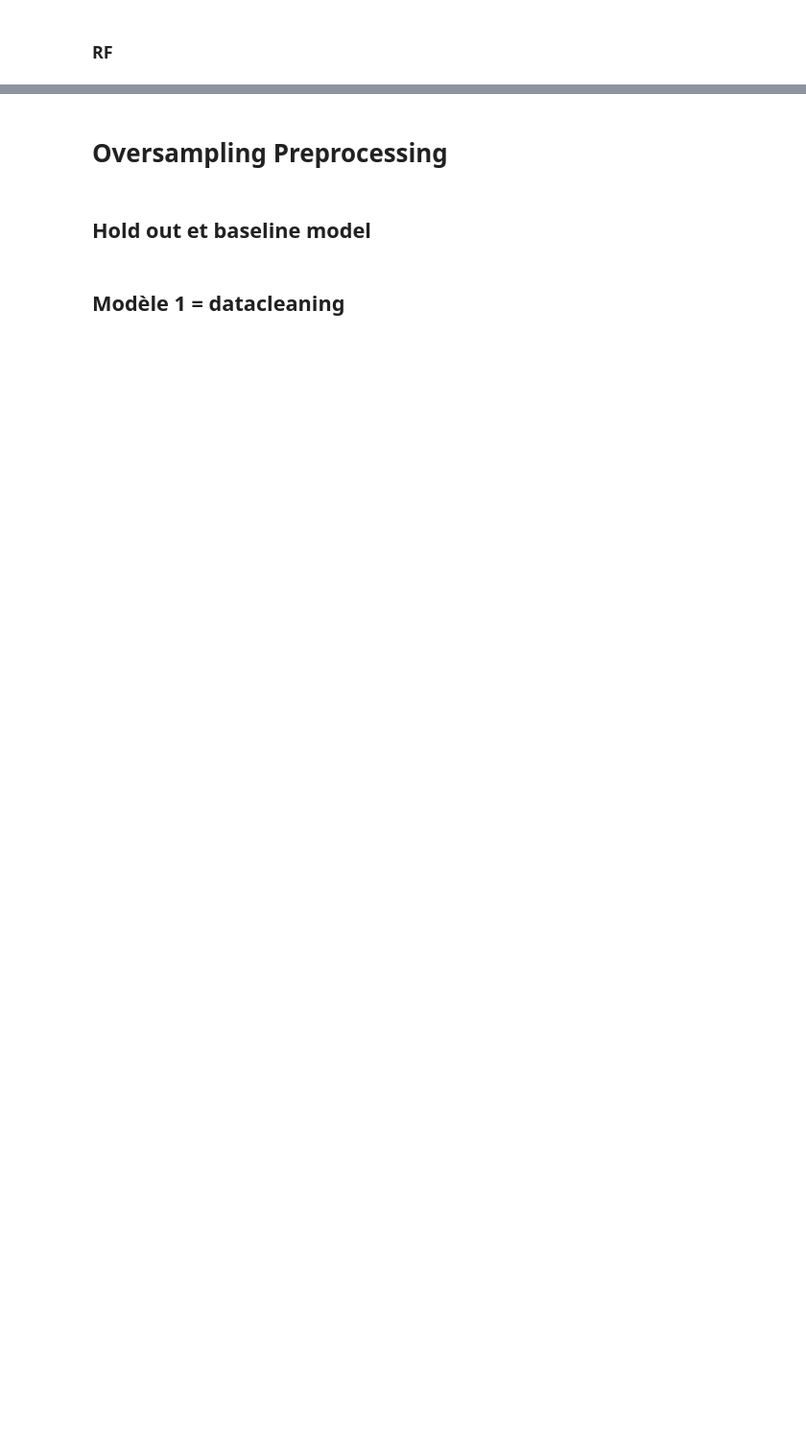
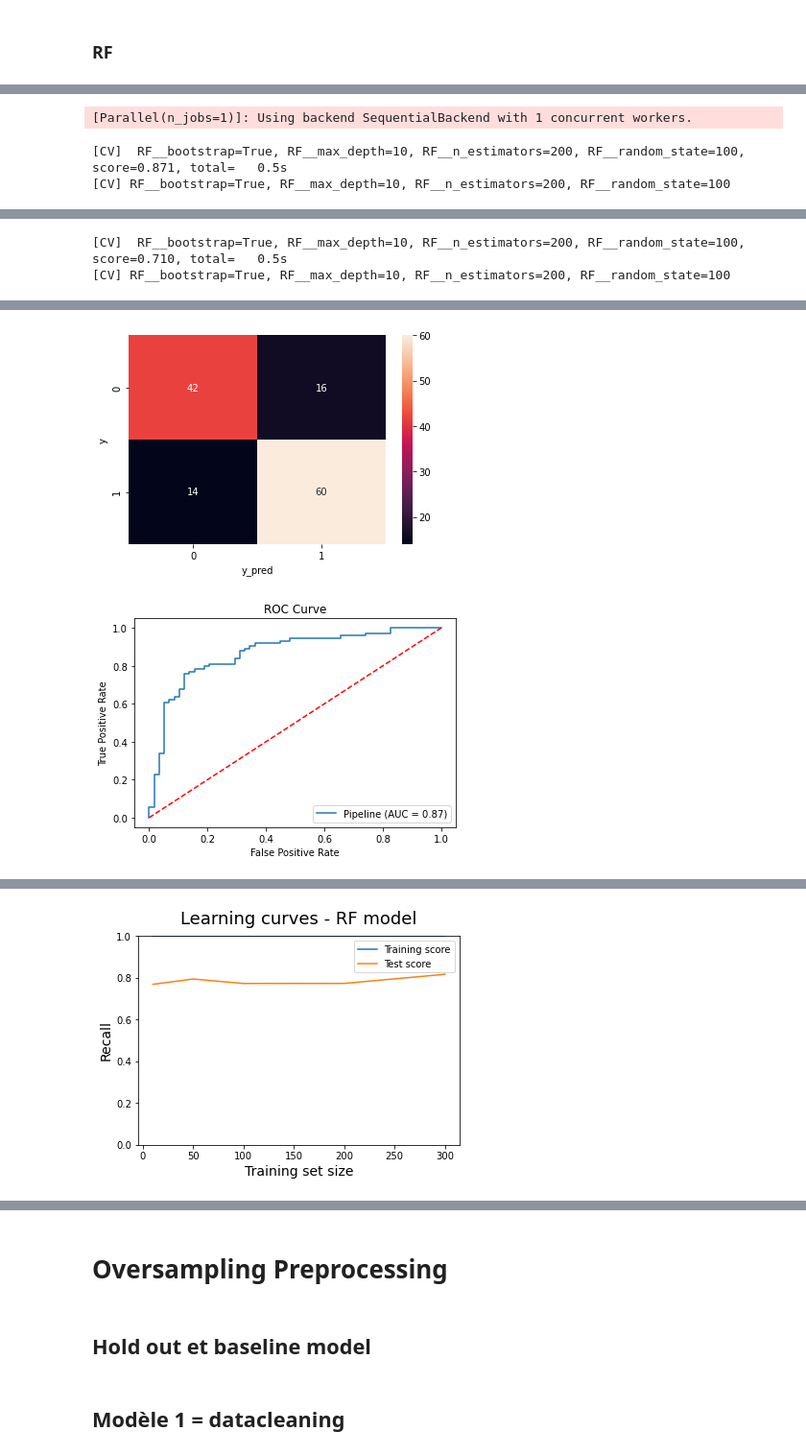
Before and after one commit to Clmntc/faillites_entreprises, a Jupyter notebook: Notebook_EDA.ipynb, the cells around one changed output, grey strips where cells are left out. Shown at 96% size. Drawn from its saved outputs; the diff is of its cells as text; code cells hidden in the pictures; blank space fills up the shorter version.

```diff
--- a/Notebook_EDA.ipynb
+++ b/Notebook_EDA.ipynb
@@ -987,7 +1391,7 @@ df = df.drop(['Current Liability to Liability', 'Liability to Equity', 'Current
              'ROA(C) before interest and depreciation before interest', 'ROA(A) before interest and % after tax',
              'ROA(B) before interest and depreciation after tax', 'Operating Gross Margin', 'Realized Sales Gross Margin',
              'Gross Profit to Sales', 'Net Value Per Share (B)' , 'Net Value Per Share (A)',
-             'Net Value Per Share (C)','Net Income Flag'], axis=1)
+             'Net Value Per Share (C)','Net Income Flag','Long-term Liability to Current Assets', 'Quick Asset Turnover Rate'], axis=1)
 
 
 df5 = df[(df['Bankrupt?'] == 0)]
@@ -1005,33 +1409,34 @@ RF_pipe = Pipeline([
     ('RF', RF_model),
     ])
 
-# Instanciate grid search
-grid_search = GridSearchCV(
-    RF_pipe,
-    param_grid={
-        # Access any component of the pipeline, as far back as you want
-        'SVC__C': [0.1, 1, 10, 100],
-        'SVC__gamma': [0.1, 1, 10, 100],
-        'SVC__kernel': ['linear', 'poly']}, cv=5, verbose=3, scoring="accuracy")
-
-grid_search.fit(X_train, y_train)
-grid_search.best_params_
-
 
 X = df_model5.drop(['Bankrupt?'], axis=1)
 y = df_model5['Bankrupt?']
 
 X_train, X_test, y_train, y_test = train_test_split(X, y, test_size=.3, random_state=1)
 
+# Instanciate grid search
+grid_search = GridSearchCV(
+    RF_pipe,
+    param_grid={
+        # Access any component of the pipeline, as far back as you want
+        'RF__n_estimators' : [200, 400],
+        'RF__random_state' : [100, 200],
+        'RF__bootstrap' : [True, False],
+        'RF__max_depth' : [10, 20, None]}, cv=5, verbose=3, scoring="recall")
 
-LR_pipe_trained = LR_pipe.fit(X_train,y_train)
-
-y_pred = LR_pipe_trained.predict(X_test)
+grid_search.fit(X_train, y_train)
 
 
-print(LR_pipe_trained.score(X_test,y_test))
+# Appliquer les meilleurs paramètres à ton pipe
+RF_pipe_trained = grid_search.best_estimator_
+
+y_pred = RF_pipe_trained.predict(X_test)
+
+print(grid_search.best_params_)
+print(RF_pipe_trained.score(X_test,y_test))
+print(recall_score(y_test, y_pred))
 print(classification_report(y_test, y_pred))
-
 
 def plot_confusion_matrix(y, y_pred):
      cm = confusion_matrix(y, y_pred)
@@ -1041,3 +1446,37 @@ def plot_confusion_matrix(y, y_pred):
      plt.show()
 
 plot_confusion_matrix(y_test, y_pred)
+
+# ROC CURVE
+metrics.plot_roc_curve(RF_pipe_trained, X_test, y_test)
+plt.title('ROC Curve')
+plt.plot([0, 1], [0, 1], 'r--')
+plt.show()
+
+
+# LEARNING CURVE
+# Get train scores, train sizes, and validation scores using `learning_curve`, r2 score
+train_sizes, train_scores, test_scores = learning_curve(estimator = RF_pipe,
+                                          X = X,
+                                          y = y,
+                                          train_sizes = [5,10,50,100,200,300],
+                                          cv = 5,
+                                          scoring='recall',
+                                          shuffle = True,
+                                          random_state=3)
+
+# Take the mean of cross-validated train scores and validation scores
+train_scores_mean = np.mean(train_scores, axis=1)
+test_scores_mean = np.mean(test_scores, axis=1)
+
+
+# Plot the learning curves!
+plt.plot(train_sizes, train_scores_mean, label = 'Training score')
+plt.plot(train_sizes, test_scores_mean, label = 'Test score')
+plt.ylabel('Recall', fontsize = 14)
+plt.xlabel('Training set size', fontsize = 14)
+plt.title('Learning curves - RF model', fontsize = 18, y = 1.03)
+plt.legend()
+plt.ylim(0,1)
+plt.show()
+# %% [output]
@@ -1043,0 +1485,3 @@ plot_confusion_matrix(y_test, y_pred)
+[Parallel(n_jobs=1)]: Using backend SequentialBackend with 1 concurrent workers.
+[CV]  RF__bootstrap=True, RF__max_depth=10, RF__n_estimators=200, RF__random_state=100, score=0.871, total=   0.5s
+[CV] RF__bootstrap=True, RF__max_depth=10, RF__n_estimators=200, RF__random_state=100
@@ -1043,0 +1489,2 @@ plot_confusion_matrix(y_test, y_pred)
+[CV]  RF__bootstrap=True, RF__max_depth=10, RF__n_estimators=200, RF__random_state=100, score=0.710, total=   0.5s
+[CV] RF__bootstrap=True, RF__max_depth=10, RF__n_estimators=200, RF__random_state=100
@@ -1043,0 +1521,2 @@ plot_confusion_matrix(y_test, y_pred)
+[figure, added]
+[figure, added]
@@ -1043,0 +1540 @@ plot_confusion_matrix(y_test, y_pred)
+[figure, added]
```
Also changed, not shown: parts of 53 cells of this notebook.
